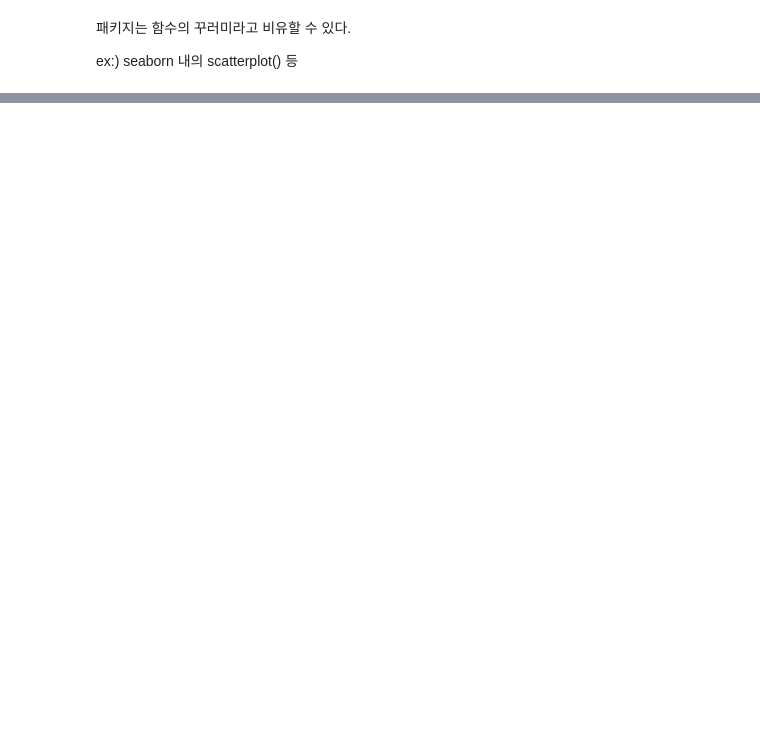
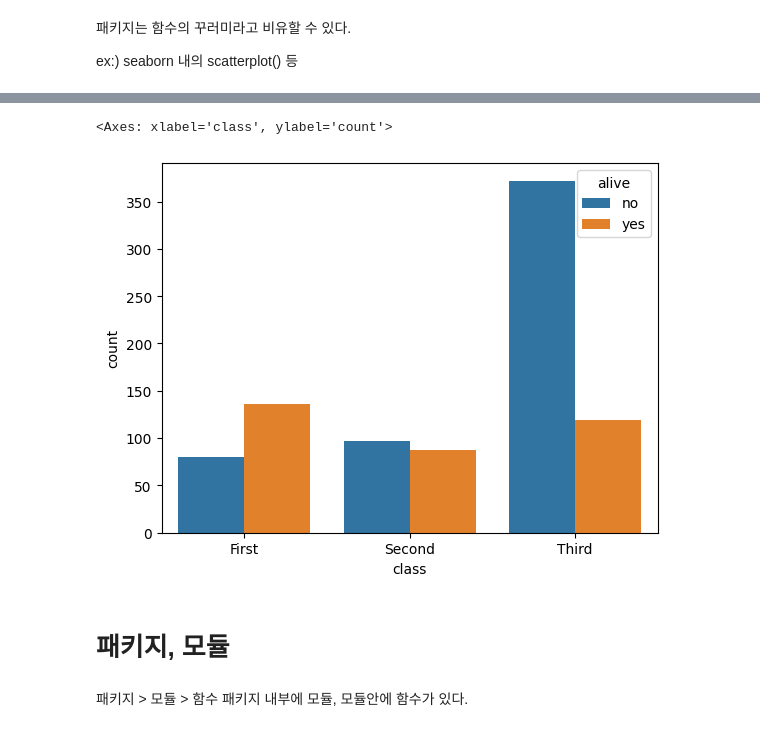
Before and after one commit to ssssihoon/WE_IT, a Jupyter notebook: 3.ipynb, the cells around one changed output, grey strips where cells are left out. Cells and saved outputs as stored; diff of their text form; code cells hidden in the pictures; blank space fills up the shorter version.

```diff
--- a/3.ipynb
+++ b/3.ipynb
@@ -20,0 +34,3 @@ import seaborn # 그래프를 만들 때 사용하는 seaborn패키지 로드
+# %%
+df = sns.load_dataset("titanic")
+df.head() # 컬럼명들을 볼 수 있다.
@@ -20,0 +44,10 @@ import seaborn # 그래프를 만들 때 사용하는 seaborn패키지 로드
+# %%
+sns.countplot(data = df, x = 'class', hue = 'alive') # data로 df를 사용하고, x축은 class이고, alive(생존)별로 색을 표현한다.(생존유무에 따른 색 변화)
+# %% [output]
+<Axes: xlabel='class', ylabel='count'>
+[figure, added]
+# %% [markdown]
+# 패키지, 모듈
+# %% [markdown]
+패키지 > 모듈 > 함수
+패키지 내부에 모듈, 모듈안에 함수가 있다.
```
Also changed, not shown: parts of 13 cells of this notebook.
